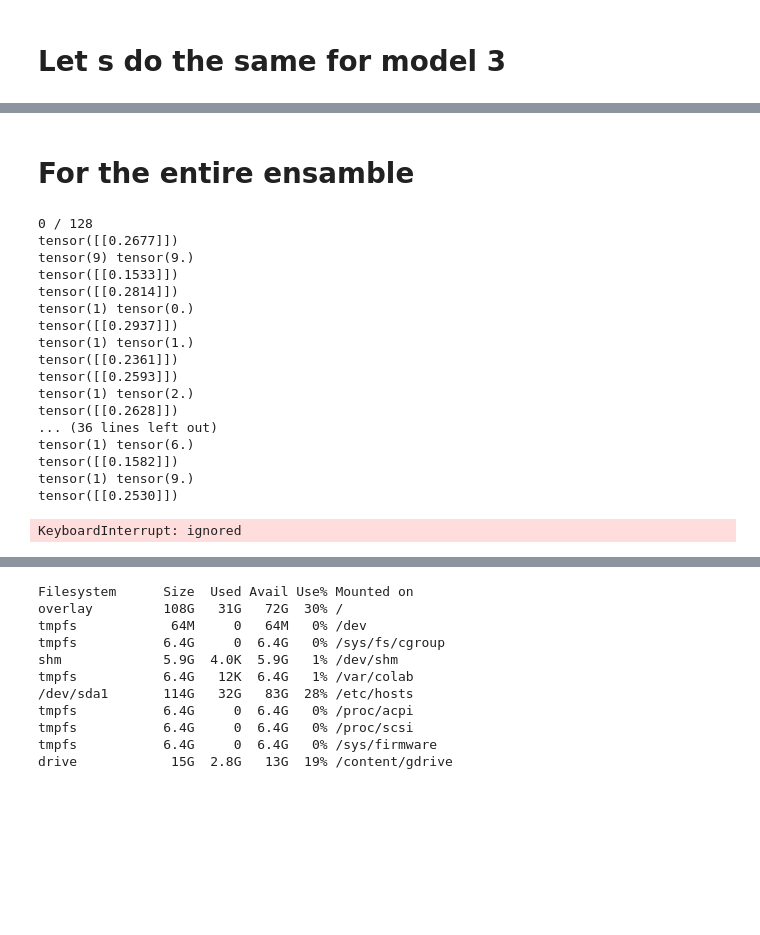
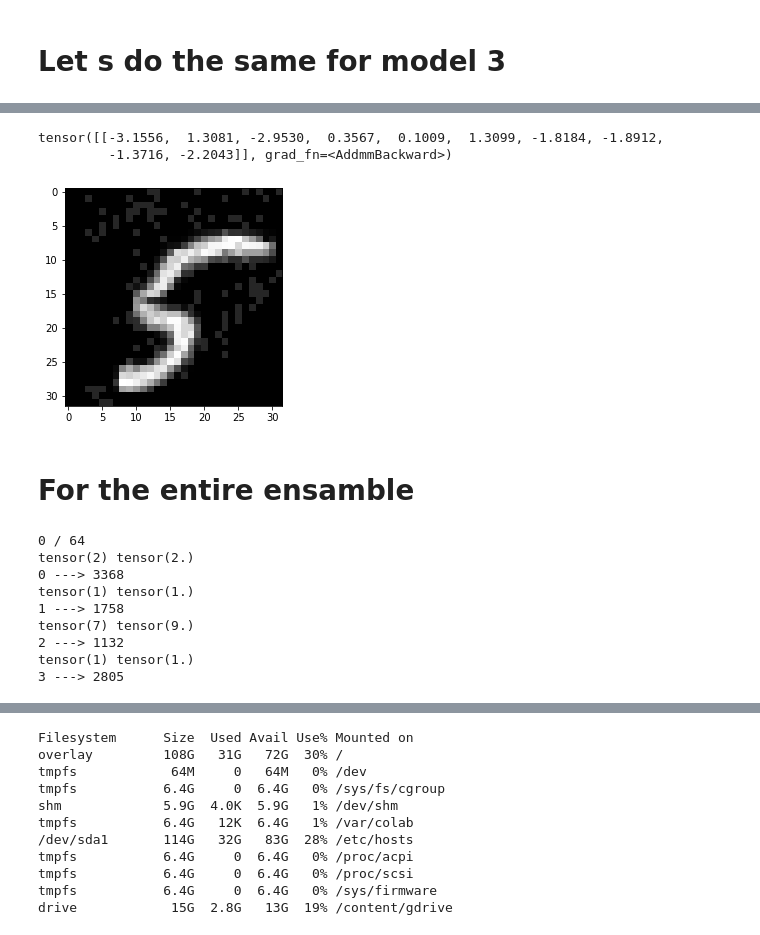
Before and after one commit to xTavi/BlackBoxAttack, a Jupyter notebook: BlackBoxAttack.ipynb, the cells around one changed output, grey strips where cells are left out. Drawn from its saved outputs; the diff is of its cells as text; code cells hidden in the pictures; blank space fills up the shorter version.

```diff
--- a/BlackBoxAttack.ipynb
+++ b/BlackBoxAttack.ipynb
@@ -1228,8 +1350,8 @@ with open("1first1.csv", 'w', newline='') as myfile:
 # This is for the second network
 # %%
 def get_probs2(model, x, y):
-    output = model(x)[1]
-    probs = torch.nn.Softmax(dim=1)(output)[:, y]
+    output = model(x)[0]
+    probs = (output)[:, y]
     return torch.diag(probs.data)
 
 # 20-line implementation of (untargeted) SimBA for single image input
@@ -1253,7 +1375,7 @@ def simba_single2(model, x, y, num_iters=10000, epsilon=0.2, tries=1):
                 x = (x + diff.view(x.size())).clamp(0, 1)
                 last_prob = right_prob
         # Here I want that if the model missclasify it to stop the procedure
-        prediction = model(x)[1].argmax()
+        prediction = model(x)[0].argmax()
         # We save the adversarial examples as a touple formed by initial label, predicted label, adversarial_image and epsioln
         if prediction != y:
           adv.append((y.item(), prediction.item(), x, epsilon))
@@ -1315,27 +1438,27 @@ with open("2second2.csv", 'w', newline='') as myfile:
 # %% [markdown]
 # Let s do the same for model 3
 # %%
-def get_probs1(model, x, y):
+def get_probs3(model, x, y):
     output = model(x)
-    probs = torch.nn.Softmax(dim=1)(output)[:, y]
+    probs = output[:, y]
     return torch.diag(probs.data)
 
 # 20-line implementation of (untargeted) SimBA for single image input
-def simba_single1(model, x, y, num_iters=10000, epsilon=0.2, tries=1):
+def simba_single3(model, x, y, num_iters=10000, epsilon=0.2, tries=1):
     n_dims = x.view(1, -1).size(1)
     perm = torch.randperm(n_dims)
-    last_prob = get_probs1(model, x, y)
+    last_prob = get_probs3(model, x, y)
     number_of_tries = tries
     for i in range(num_iters):
         diff = torch.zeros(n_dims)
         diff[perm[i]] = epsilon
-        left_prob = get_probs1(model, (x - diff.view(x.size())).clamp(0, 1), y)
+        left_prob = get_probs3(model, (x - diff.view(x.size())).clamp(0, 1), y)
         number_of_tries += 1
         if left_prob < last_prob:
             x = (x - diff.view(x.size())).clamp(0, 1)
             last_prob = left_prob
         else:
-            right_prob = get_probs1(model, (x + diff.view(x.size())).clamp(0, 1), y)
+            right_prob = get_probs3(model, (x + diff.view(x.size())).clamp(0, 1), y)
             number_of_tries += 1
             if right_prob < last_prob:
                 x = (x + diff.view(x.size())).clamp(0, 1)
@@ -1355,10 +1478,10 @@ adversarial3 = []
 for idx, (data,label) in enumerate(zip(bunch_of_digits, bunch_of_labels)):
   if idx % 10 == 0:
     print(idx, "/", len(bunch_of_digits))
-  x, tries = simba_single1(model3, transform_image(data.unsqueeze(dim=1)), torch.Tensor.long(label), 784, 0.15)
+  x, tries = simba_single3(model3, transform_image(data.unsqueeze(dim=1)), torch.Tensor.long(label), 784, 0.15)
   print(model3(x).argmax(), label)
   while model3(x).argmax() == label:
-     x, tries = simba_single1(model3, x, torch.Tensor.long(label), 784, 0.15, tries)
+     x, tries = simba_single3(model3, x, torch.Tensor.long(label), 784, 0.15, tries)
      if tries > 12000:
        break
   adversarial3.append(x)
@@ -1389,3 +1512,12 @@ tensor(663.3281)
+# %%
+model3(adversarial3[1])
+# %% [output]
+tensor([[-3.1556,  1.3081, -2.9530,  0.3567,  0.1009,  1.3099, -1.8184, -1.8912,
+         -1.3716, -2.2043]], grad_fn=<AddmmBackward>)
+# %%
+print_image(adversarial3[1])
+# %% [output]
+[figure, added]
 # %%
 import csv
 
@@ -1442,27 +1574,19 @@ for idx, (data,label) in enumerate(zip(bunch_of_digits, bunch_of_labels)):
      x, tries = simba_single4(ensamble_prediction, x, torch.Tensor.long(label), 784, 0.15, tries)
      if tries > 12000:
        break
+  print(idx, "--->", tries)
   adversarial4.append(x)
   queries4.append(tries)
 # %% [output]
-0 / 128
-tensor([[0.2677]])
-tensor(9) tensor(9.)
-tensor([[0.1533]])
-tensor([[0.2814]])
-tensor(1) tensor(0.)
-tensor([[0.2937]])
+0 / 64
+tensor(2) tensor(2.)
+0 ---> 3368
 tensor(1) tensor(1.)
-tensor([[0.2361]])
-tensor([[0.2593]])
-tensor(1) tensor(2.)
-tensor([[0.2628]])
-... (36 lines left out)
-tensor(1) tensor(6.)
-tensor([[0.1582]])
-tensor(1) tensor(9.)
-tensor([[0.2530]])
+1 ---> 1758
+tensor(7) tensor(9.)
+2 ---> 1132
+tensor(1) tensor(1.)
+3 ---> 2805
-KeyboardInterrupt: ignored
 # %%
 d = torch.Tensor(queries4)
 print(torch.mean(d))
```
Also changed, not shown: parts of 70 cells of this notebook.
